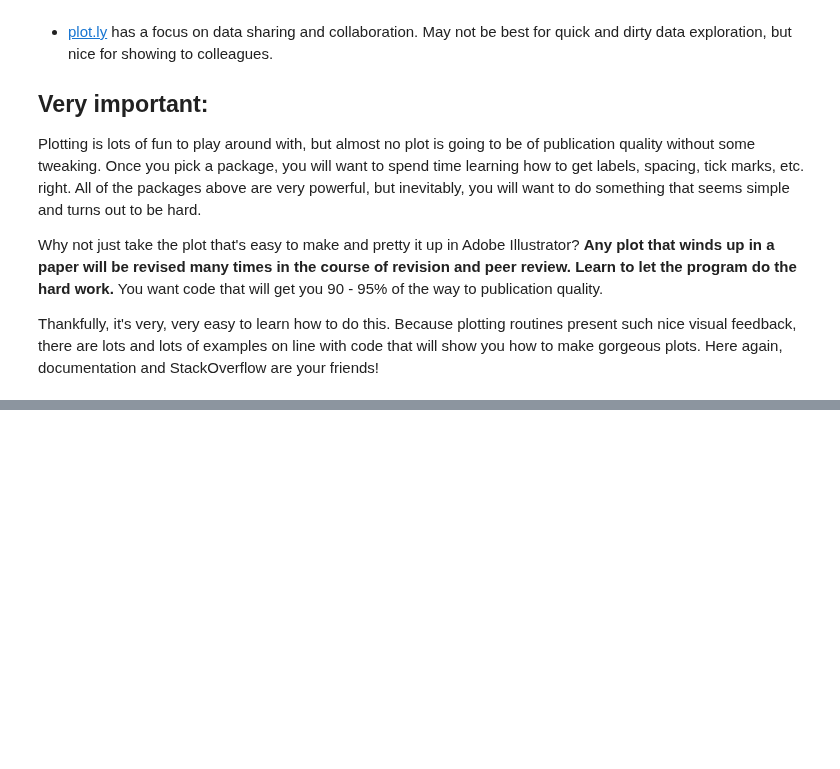
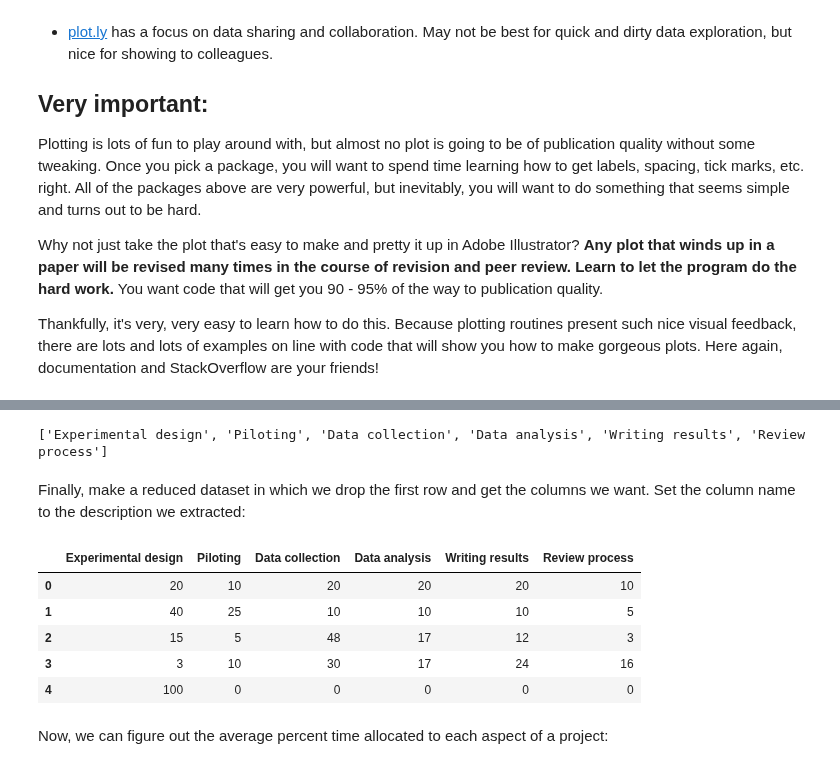
Before and after one commit to jmxpearson/DIBS_materials, a Jupyter notebook: python/Basic Data Analysis.ipynb, the cells around one changed output, grey strips where cells are left out. Cells and saved outputs as stored; diff of their text form; code cells hidden in the pictures; blank space fills up the shorter version.

```diff
--- a/python/Basic Data Analysis.ipynb
+++ b/python/Basic Data Analysis.ipynb
@@ -582,0 +638,21 @@ Thankfully, it's very, very easy to learn how to do this. Because plotting routi
+# %%
+col_names = [n.split(' - ')[-1] for n in cols_to_extract]
+print(col_names)
+# %% [output]
+['Experimental design', 'Piloting', 'Data collection', 'Data analysis', 'Writing results', 'Review process']
+# %% [markdown]
+Finally, make a reduced dataset in which we drop the first row and get the columns we want. Set the column name to the
+description we extracted:
+# %%
+dat_red = dat[cols_to_extract]
+dat_red.columns = col_names
+dat_red.head()
+# %% [output]
+|  | Experimental design | Piloting | Data collection | Data analysis | Writing results | Review process |
+| 0 | 20 | 10 | 20 | 20 | 20 | 10 |
+| 1 | 40 | 25 | 10 | 10 | 10 | 5 |
+| 2 | 15 | 5 | 48 | 17 | 12 | 3 |
+| 3 | 3 | 10 | 30 | 17 | 24 | 16 |
+| 4 | 100 | 0 | 0 | 0 | 0 | 0 |
+# %% [markdown]
+Now, we can figure out the average percent time allocated to each aspect of a project:
```
Also changed, not shown: parts of 16 cells of this notebook, 1 other file.
